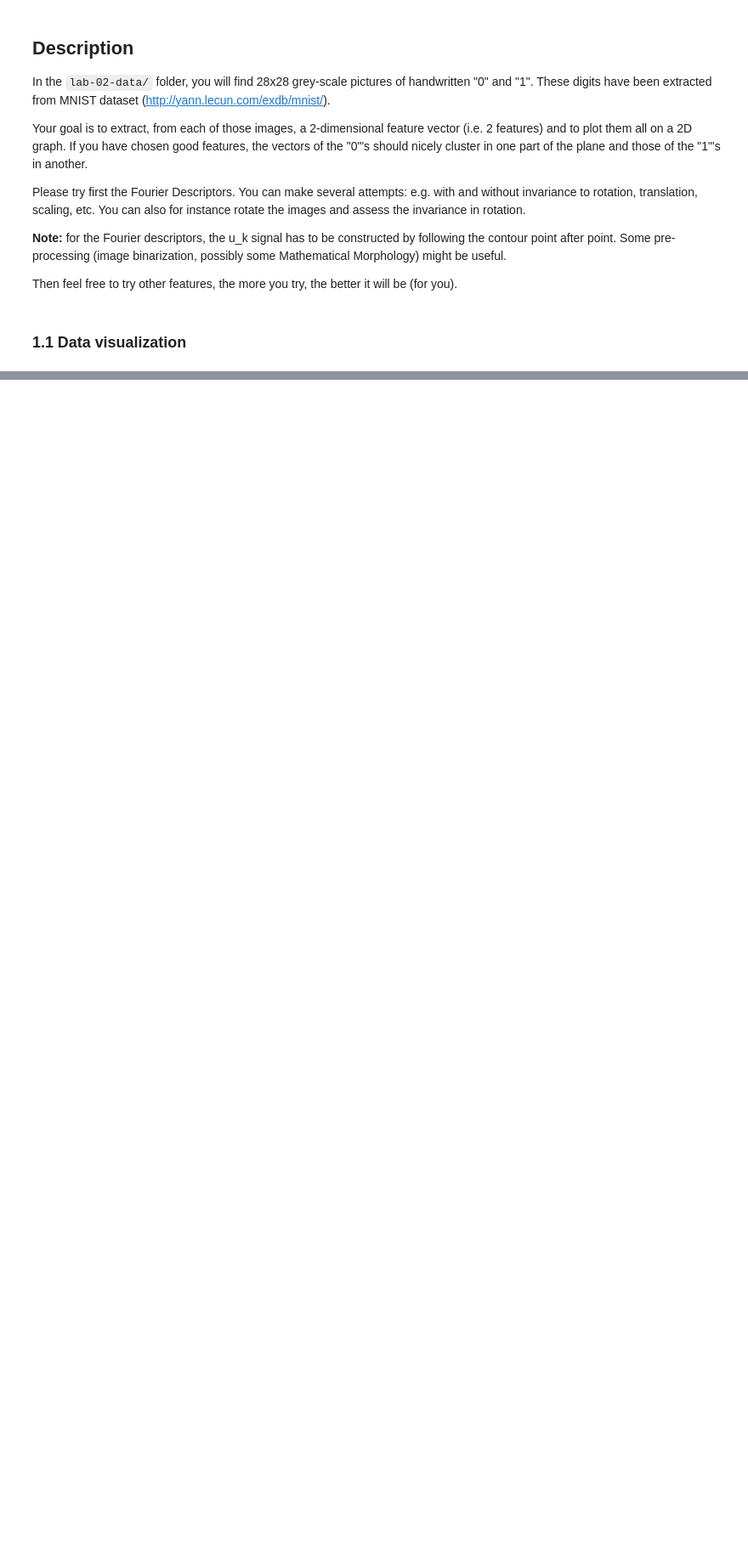
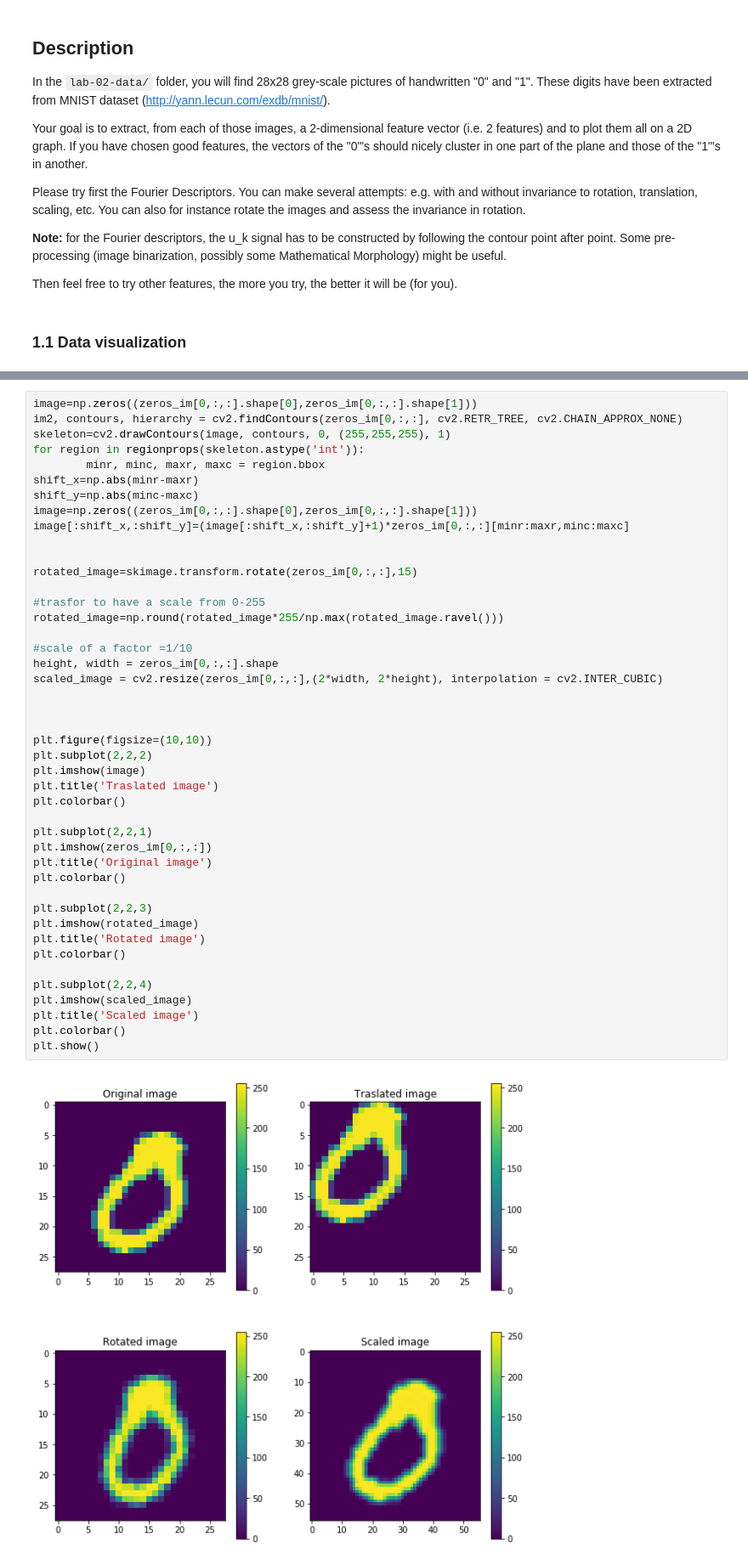
Before and after one commit to lchenbb/Image-Analysis-and-Pattern-Recognition, a Jupyter notebook: labs/lab_02_object_description.ipynb, the cells around one changed output, grey strips where cells are left out. Shown at 85% size. Cells and saved outputs as stored; diff of their text form; blank space fills up the shorter version.

```diff
--- a/labs/lab_02_object_description.ipynb
+++ b/labs/lab_02_object_description.ipynb
@@ -333,0 +146,46 @@ This disadvantage can be overcome by bringing more data. As the success of neura
+# %%
+image=np.zeros((zeros_im[0,:,:].shape[0],zeros_im[0,:,:].shape[1]))
+im2, contours, hierarchy = cv2.findContours(zeros_im[0,:,:], cv2.RETR_TREE, cv2.CHAIN_APPROX_NONE)
+skeleton=cv2.drawContours(image, contours, 0, (255,255,255), 1)
+for region in regionprops(skeleton.astype('int')):
+        minr, minc, maxr, maxc = region.bbox
+shift_x=np.abs(minr-maxr)
+shift_y=np.abs(minc-maxc)
+image=np.zeros((zeros_im[0,:,:].shape[0],zeros_im[0,:,:].shape[1]))
+image[:shift_x,:shift_y]=(image[:shift_x,:shift_y]+1)*zeros_im[0,:,:][minr:maxr,minc:maxc]
+
+
+rotated_image=skimage.transform.rotate(zeros_im[0,:,:],15)
+
+#trasfor to have a scale from 0-255
+rotated_image=np.round(rotated_image*255/np.max(rotated_image.ravel()))
+
+#scale of a factor =1/10
+height, width = zeros_im[0,:,:].shape
+scaled_image = cv2.resize(zeros_im[0,:,:],(2*width, 2*height), interpolation = cv2.INTER_CUBIC)
+
+
+
+plt.figure(figsize=(10,10))
+plt.subplot(2,2,2)
+plt.imshow(image)
+plt.title('Traslated image')
+plt.colorbar()
+
+plt.subplot(2,2,1)
+plt.imshow(zeros_im[0,:,:])
+plt.title('Original image')
+plt.colorbar()
+
+plt.subplot(2,2,3)
+plt.imshow(rotated_image)
+plt.title('Rotated image')
+plt.colorbar()
+
+plt.subplot(2,2,4)
+plt.imshow(scaled_image)
+plt.title('Scaled image')
+plt.colorbar()
+plt.show()
+# %% [output]
+[figure, added]
```
Also changed, not shown: parts of 76 cells of this notebook.
